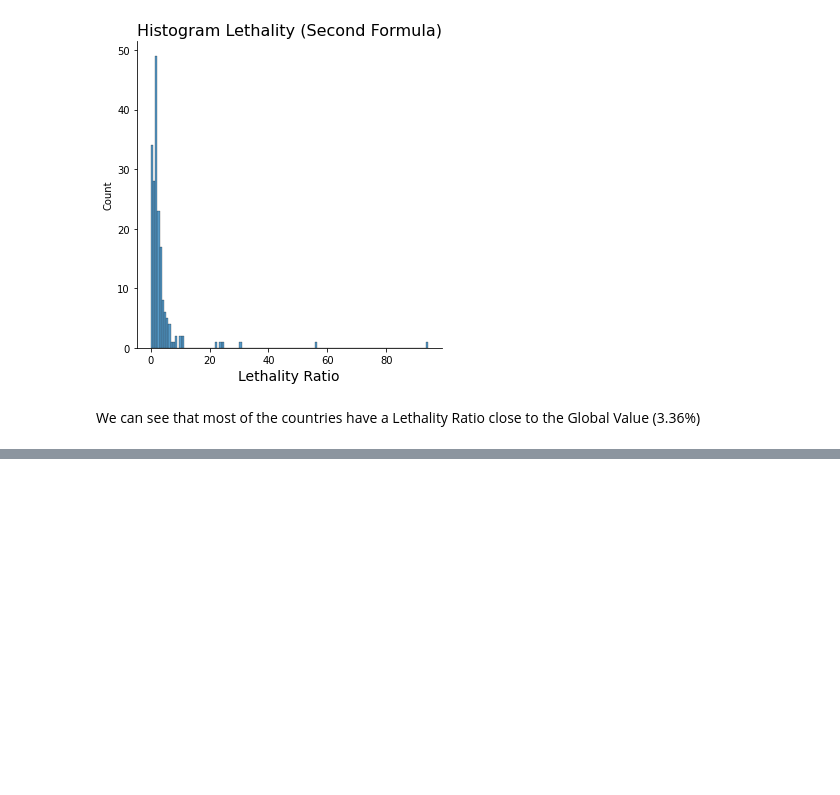
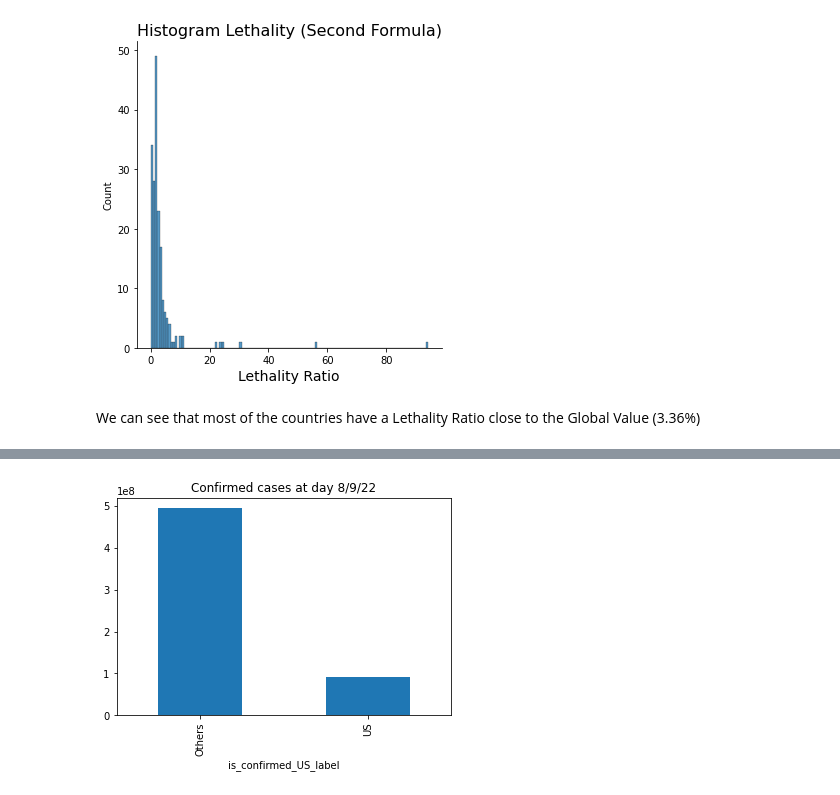
Before and after one commit to nathanaelduque/COVID-19, a Jupyter notebook: Data Science and Covid 19.ipynb, the cells around one changed output, grey strips where cells are left out. Cells and saved outputs as stored; diff of their text form; code cells hidden in the pictures; blank space fills up the shorter version.

```diff
--- a/Data Science and Covid 19.ipynb
+++ b/Data Science and Covid 19.ipynb
@@ -702,0 +760,6 @@ We can see that most of the countries have a Lethality Ratio close to the Global
+# %%
+confirmed.groupby("is_confirmed_US_label").sum()[last_date_confirmed].plot(kind='bar')
+plt.title(f"Confirmed cases at day {last_date_confirmed}")
+plt.show()
+# %% [output]
+[figure, added]
```
Also changed, not shown: parts of 88 cells of this notebook.
